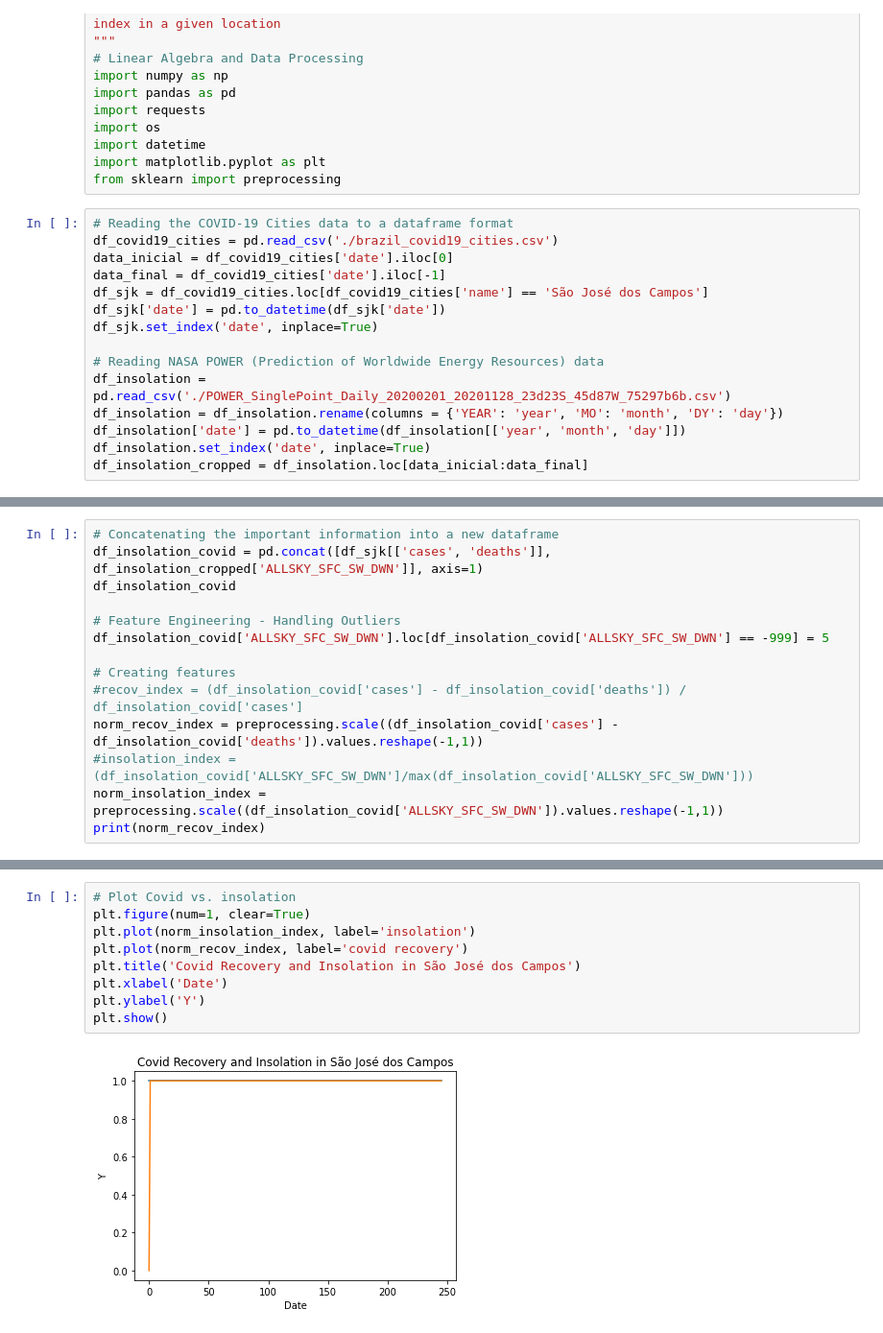
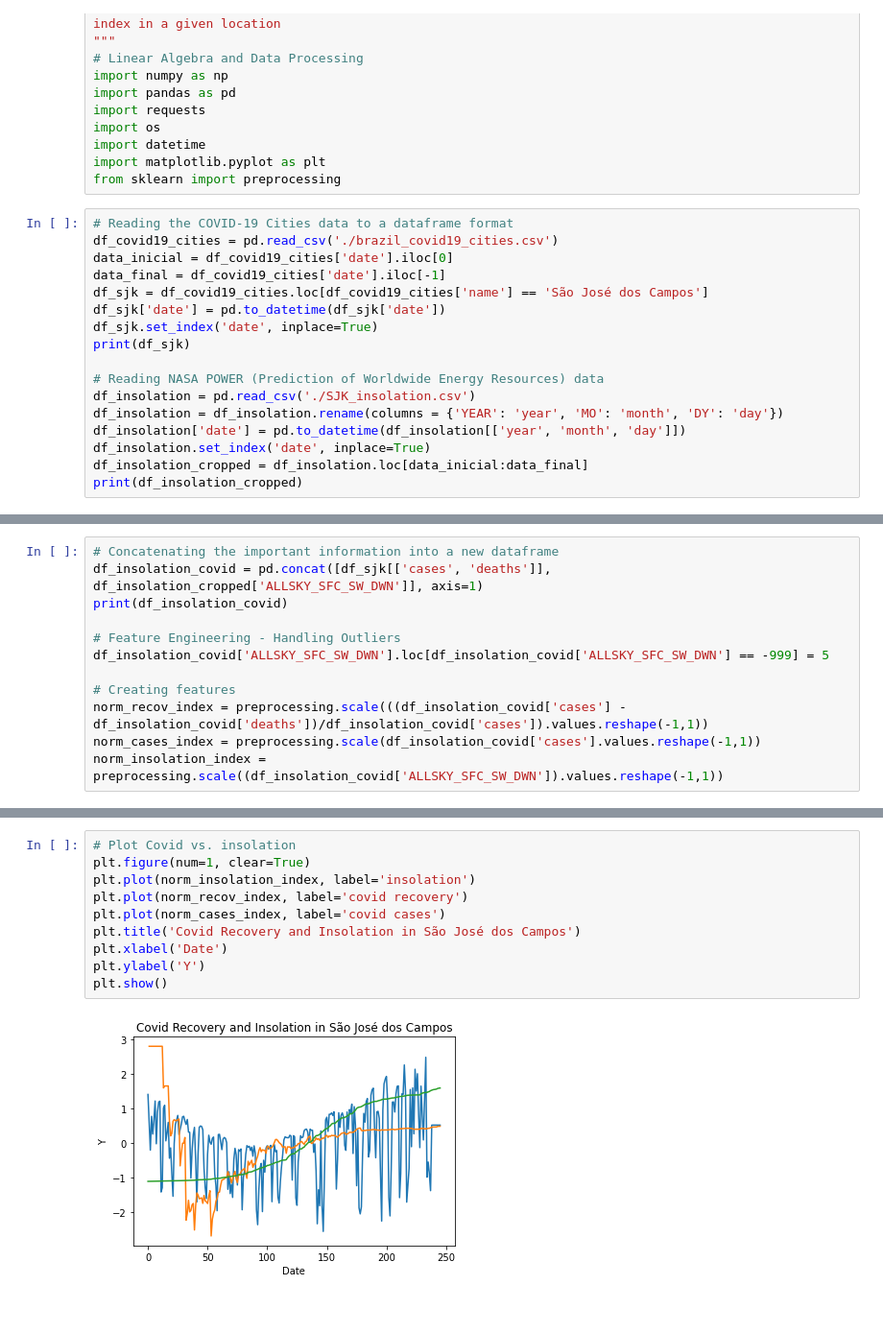
Before and after one commit to Armandovski/data_science_projects, a Jupyter notebook: covid_uv_index/covid_insolation.ipynb, the cells around one changed output, grey strips where cells are left out. Shown at 96% size. Drawn from its saved outputs; the diff is of its cells as text.

Commit message:
Plotted covid cases

```diff
--- a/covid_uv_index/covid_insolation.ipynb
+++ b/covid_uv_index/covid_insolation.ipynb
@@ -24,10 +24,12 @@ data_final = df_covid19_cities['date'].iloc[-1]
 df_sjk = df_covid19_cities.loc[df_covid19_cities['name'] == 'São José dos Campos']
 df_sjk['date'] = pd.to_datetime(df_sjk['date'])
 df_sjk.set_index('date', inplace=True)
+print(df_sjk)
 
 # Reading NASA POWER (Prediction of Worldwide Energy Resources) data
-df_insolation = pd.read_csv('./POWER_SinglePoint_Daily_20200201_20201128_23d23S_45d87W_75297b6b.csv')
+df_insolation = pd.read_csv('./SJK_insolation.csv')
 df_insolation = df_insolation.rename(columns = {'YEAR': 'year', 'MO': 'month', 'DY': 'day'})
 df_insolation['date'] = pd.to_datetime(df_insolation[['year', 'month', 'day']])
 df_insolation.set_index('date', inplace=True)
 df_insolation_cropped = df_insolation.loc[data_inicial:data_final]
+print(df_insolation_cropped)
@@ -34,15 +54,13 @@ df_insolation_cropped = df_insolation.loc[data_inicial:data_final]
 # %%
 # Concatenating the important information into a new dataframe
 df_insolation_covid = pd.concat([df_sjk[['cases', 'deaths']], df_insolation_cropped['ALLSKY_SFC_SW_DWN']], axis=1)
-df_insolation_covid
+print(df_insolation_covid)
 
 # Feature Engineering - Handling Outliers
 df_insolation_covid['ALLSKY_SFC_SW_DWN'].loc[df_insolation_covid['ALLSKY_SFC_SW_DWN'] == -999] = 5
 
 # Creating features
-#recov_index = (df_insolation_covid['cases'] - df_insolation_covid['deaths']) / df_insolation_covid['cases']
-norm_recov_index = preprocessing.scale((df_insolation_covid['cases'] - df_insolation_covid['deaths']).values.reshape(-1,1))
-#insolation_index = (df_insolation_covid['ALLSKY_SFC_SW_DWN']/max(df_insolation_covid['ALLSKY_SFC_SW_DWN']))
+norm_recov_index = preprocessing.scale(((df_insolation_covid['cases'] - df_insolation_covid['deaths'])/df_insolation_covid['cases']).values.reshape(-1,1))
+norm_cases_index = preprocessing.scale(df_insolation_covid['cases'].values.reshape(-1,1))
 norm_insolation_index = preprocessing.scale((df_insolation_covid['ALLSKY_SFC_SW_DWN']).values.reshape(-1,1))
-print(norm_recov_index)
 # %% [output]
@@ -66,11 +82,12 @@ print(norm_recov_index)
 # %%
 # Plot Covid vs. insolation
 plt.figure(num=1, clear=True)
 plt.plot(norm_insolation_index, label='insolation')
 plt.plot(norm_recov_index, label='covid recovery')
+plt.plot(norm_cases_index, label='covid cases')
 plt.title('Covid Recovery and Insolation in São José dos Campos')
 plt.xlabel('Date')
 plt.ylabel('Y')
 plt.show()
 # %% [output]
-[figure, old version]
+[figure, new version]
```
Also changed, not shown: parts of 2 cells of this notebook.
